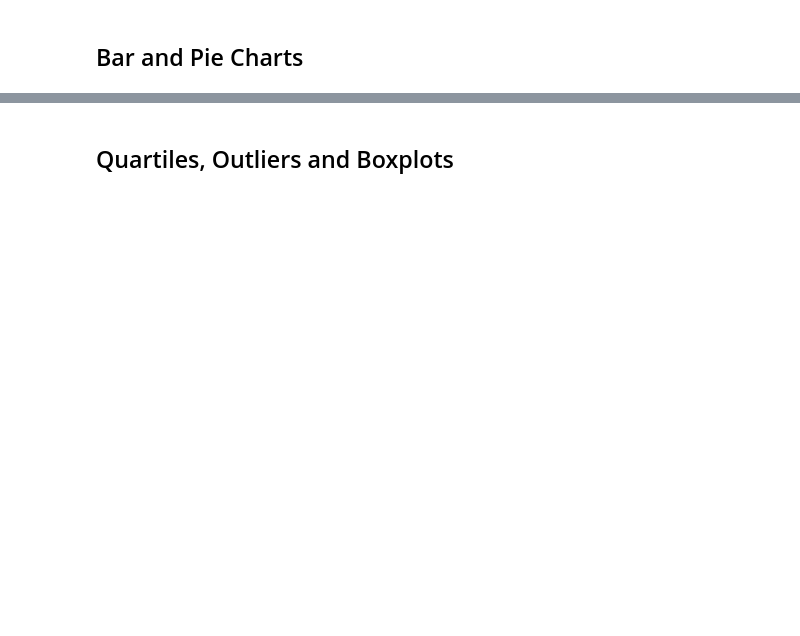
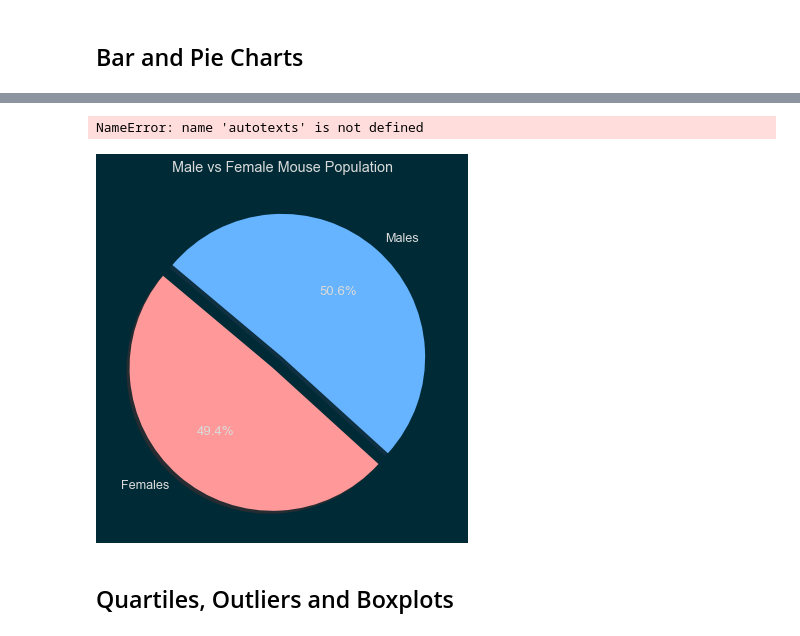
Before and after one commit to speedracer05/Matplotlib-Challenge, a Jupyter notebook: Pymaceuticals/pymaceuticals_starter.ipynb, the cells around one changed output, grey strips where cells are left out. Drawn from its saved outputs; the diff is of its cells as text; code cells hidden in the pictures; blank space fills up the shorter version.

```diff
--- a/Pymaceuticals/pymaceuticals_starter.ipynb
+++ b/Pymaceuticals/pymaceuticals_starter.ipynb
@@ -183,29 +200,36 @@ gender_count = gender_count.rename(columns={'Mouse ID':'Total Count'})
 gender_count['Percentage Split'] = gender_count['Total Count'] / sum(gender_count['Total Count'])
 
 # plot
-colors = ['blue', 'red']
+colors = ['pink', 'blue']
 explode = (0.1, 0)
-plot = gender_count.plot.pie(y='Total Count', figsize=(5, 5), colors = colors, startangle=120, explode = explode, shadow = True, autopct="%1.1f%%")
+plot = gender_count.plot.pie(y='Total Count', figsize=(5, 5), colors = colors, startangle=140, explode = explode, shadow = True, autopct="%1.1f%%")
+plt.tight_layout()
+# %% [output]
+NameError: name 'autotexts' is not defined
 # %%
 # Generate a pie plot showing the distribution of female versus male mice using pyplot
 # Gender count female, male
 gender_count = (clean_mouse.groupby(['Sex'])['Mouse ID'].count()).tolist()
 
 # Labels for the sections of the pie chart
 labels = ['Females', 'Males']
+plt.title('Male vs Female Mouse Population')
 
 # The values of each section of the pie chart
 sizes = gender_count
 
 # Colors each section of the pie chart
 colors = ['#ff9999','#66b3ff']
 
 # Tells matplotlib not to seperate the sections
-explode = (0, 0)
+explode = (0.1, 0)
 
 # Creates the pie chart based upon the values above
 # Automatically finds the percentages of each part of the pie chart
 plt.pie(sizes, explode=explode, labels=labels, colors=colors,
         autopct="%1.1f%%", shadow=True, startangle=140)
+plt.tight_layout()
+# %% [output]
+[figure, added]
 # %% [markdown]
 ## Quartiles, Outliers and Boxplots
```
Also changed, not shown: parts of 9 cells of this notebook.
